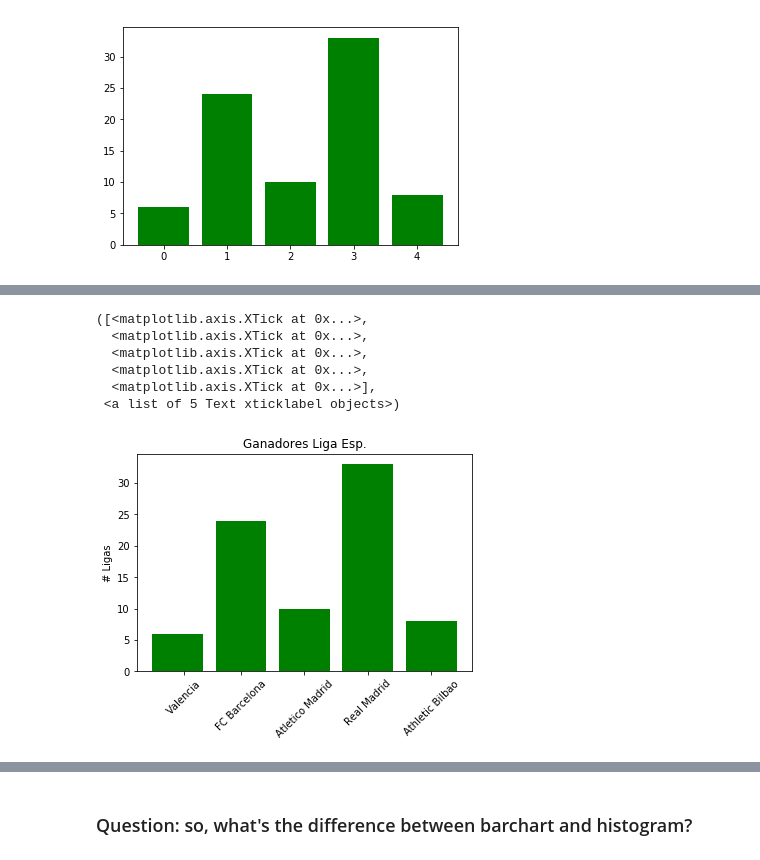
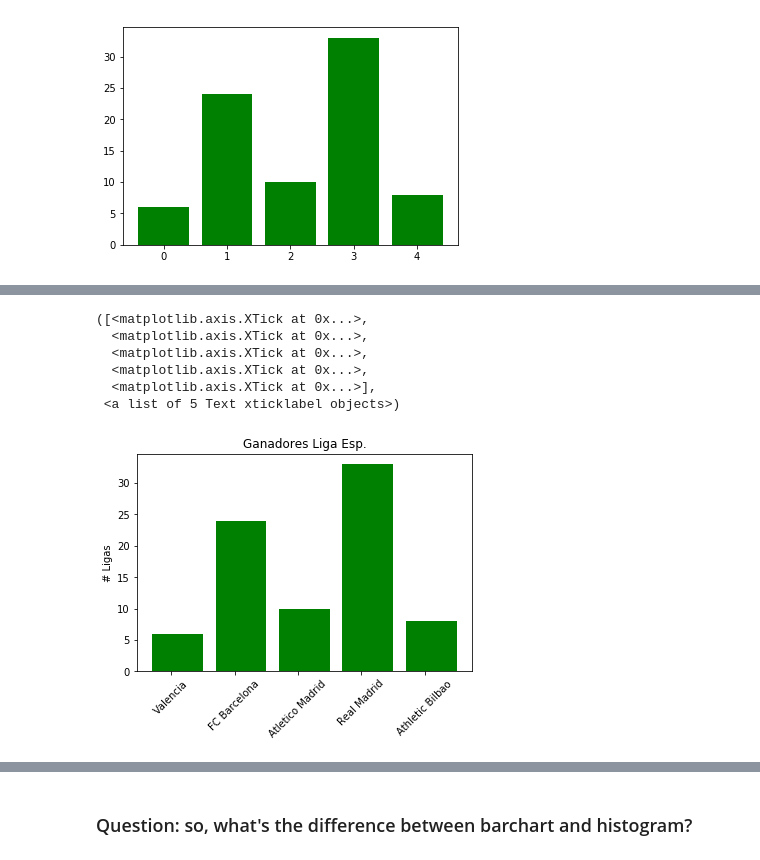
Before and after one commit to Simmetria0/CursoLiberBank_0519, a Jupyter notebook: DataVisualization.ipynb, the cells around one changed output, grey strips where cells are left out. Drawn from its saved outputs; the diff is of its cells as text; code cells hidden in the pictures.

```diff
--- a/DataVisualization.ipynb
+++ b/DataVisualization.ipynb
@@ -139,14 +179,14 @@ plt.xticks([0.5, 1.5, 2.5, 3.5, 4.5], equipos)
 # %%
 #Not great right? two problems: 1) names are superposed, we can solve it like this:
 plt.ylabel("# Ligas")
 plt.title("Ganadores Liga Esp.")
 plt.bar(xs, Titulos_Liga, color='green')
-plt.xticks([0.1, 1., 2., 3., 4.], equipos, rotation=45)
+plt.xticks([0, 1, 2, 3, 4], equipos, rotation=45)
 # %% [output]
 ([<matplotlib.axis.XTick at 0x...>,
   <matplotlib.axis.XTick at 0x...>,
   <matplotlib.axis.XTick at 0x...>,
   <matplotlib.axis.XTick at 0x...>,
   <matplotlib.axis.XTick at 0x...>],
  <a list of 5 Text xticklabel objects>)
-[figure, old version]
+[figure, new version]
```
Also changed, not shown: parts of 11 cells of this notebook, 1 other file.
